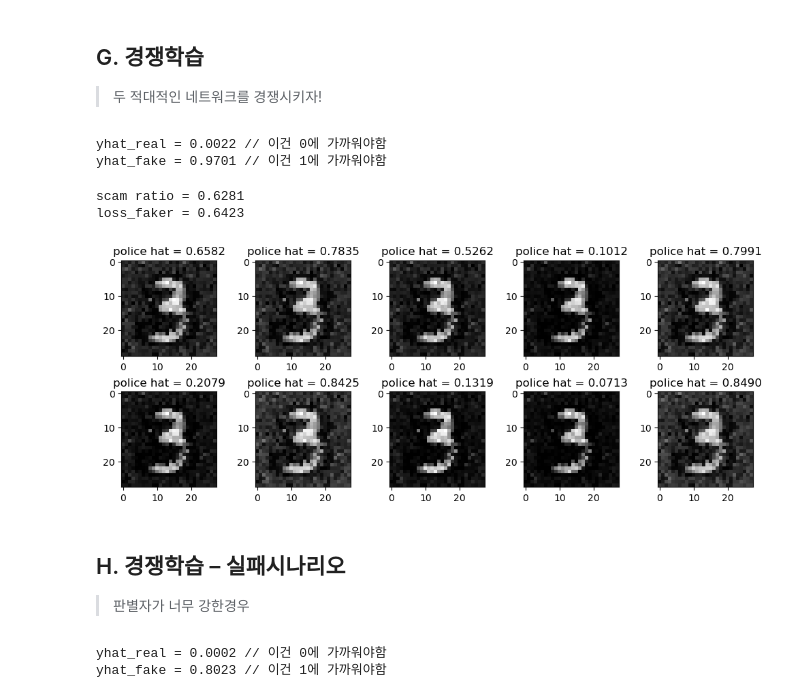
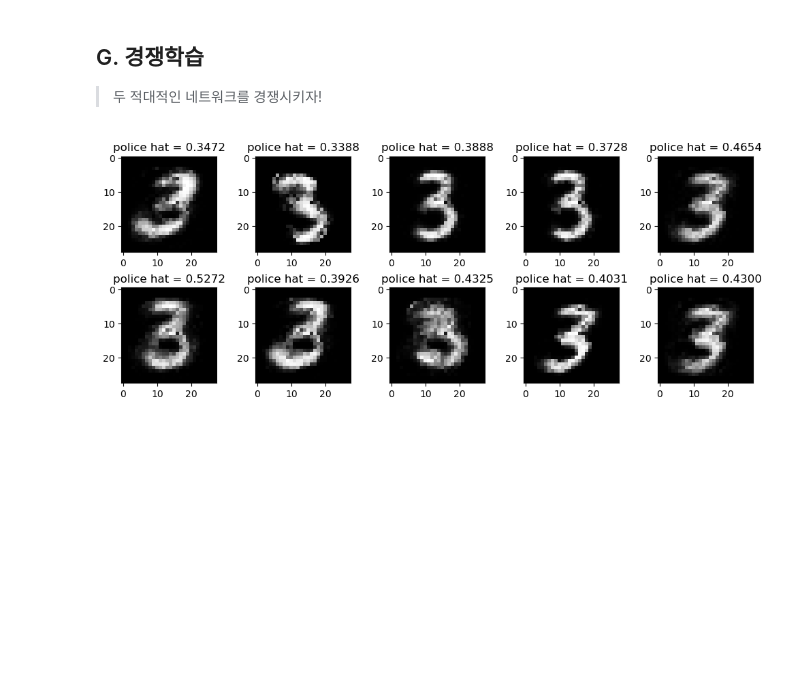
Before and after one commit to guebin/DL2024, a Jupyter notebook: docs/posts/08wk-1,2.out.ipynb, the cells around one changed output. Cells and saved outputs as stored; diff of their text form; code cells hidden in the pictures; blank space fills up the shorter version.

```diff
--- a/docs/posts/08wk-1,2.out.ipynb
+++ b/docs/posts/08wk-1,2.out.ipynb
@@ -281,7 +280,7 @@ optimizr_police = torch.optim.Adam(net_police.parameters())
 ##
 for epoc in range(30):
     Noise = torch.randn(6131,4)
-    X_fake = net_faker(Noise)
+    X_fake = net_faker(Noise).data
     ## step1
     yhat_real = net_police(X_real)
     yhat_fake = net_police(X_fake)
@@ -386,6 +385,5 @@ net_faker = torch.nn.Sequential(
     Reshape2828()
 )
 bce = torch.nn.BCELoss()
-optimizr_police = torch.optim.Adam(net_police.parameters())
-optimizr_faker = torch.optim.Adam(net_faker.parameters())
-#---#
+optimizr_police = torch.optim.Adam(net_police.parameters(),lr=0.001,betas=(0.5,0.999))
+optimizr_faker = torch.optim.Adam(net_faker.parameters(),lr=0.0002,betas=(0.5,0.999))
@@ -394,7 +390,8 @@ optimizr_faker = torch.optim.Adam(net_faker.parameters())
 # %%
-for epoc in range(30):
+for epoc in range(1000):
+    # net_police 을 훈련
     Noise = torch.randn(6131,4)
-    X_fake = net_faker(Noise)
+    X_fake = net_faker(Noise).data # net_faker에 대한 미분꼬리표는 여기선 필요없으므로 .data 만을 이용
     ## step1
     yhat_real = net_police(X_real)
     yhat_fake = net_police(X_fake)
@@ -405,44 +402,26 @@ for epoc in range(30):
     ## step4
     optimizr_police.step()
     optimizr_police.zero_grad()
-print(f"""
-yhat_real = {yhat_real[0].item():.4f} // 이건 0에 가까워야함
-yhat_fake = {yhat_fake[0].item():.4f} // 이건 1에 가까워야함
-""")
+    # net_faker 를 훈련
+    ## step1
+    Noise = torch.randn(6131,4)
+    X_fake = net_faker(Noise)
+    ## step2
+    yhat_fake = net_police(X_fake)
+    loss_faker = bce(yhat_fake,y_real)
+    ## step3
+    loss_faker.backward()
+    ## step4
+    optimizr_faker.step()
+    optimizr_faker.zero_grad()
-# %% [output]
-yhat_real = 0.0022 // 이건 0에 가까워야함
-yhat_fake = 0.9701 // 이건 1에 가까워야함
 # %%
-for epoc in range(10):
-    # step1
-    Noise = torch.randn(6131,4)
-    X_fake = net_faker(Noise)
-    # step2
-    yhat_fake = net_police(X_fake)
-    loss_faker = bce(yhat_fake,y_real)
-    # step3
-    loss_faker.backward()
-    # step4
-    optimizr_faker.step()
-    optimizr_faker.zero_grad()
-#---#
 fig,ax = plt.subplots(2,5,figsize=(10,4))
 k = 0
 for i in range(2):
     for j in range(5):
         ax[i][j].imshow(X_fake[k].reshape(28,28).data,cmap="gray")
         ax[i][j].set_title(f"police hat = {yhat_fake[k].item():.4f}")
         k = k+1
 fig.tight_layout()
-print(f"""
-scam ratio = {((yhat_fake > 0.5) == 0).float().mean():.4f}
-loss_faker = {loss_faker:.4f}
-""")
 # %% [output]
-scam ratio = 0.6281
-loss_faker = 0.6423
-[figure, old version]
+[figure, new version]
-# %% [markdown]
-## H. 경쟁학습 – 실패시나리오
-
-> 판별자가 너무 강한경우
@@ -471,21 +427,0 @@ optimizr_faker = torch.optim.Adam(net_faker.parameters())
-# %%
-for epoc in range(100):
-    Noise = torch.randn(6131,4)
-    X_fake = net_faker(Noise)
-    ## step1
-    yhat_real = net_police(X_real)
-    yhat_fake = net_police(X_fake)
-    ## step2
-    loss_police = bce(yhat_real,y_real) + bce(yhat_fake,y_fake)
-    ## step3
-    loss_police.backward()
-    ## step4
-    optimizr_police.step()
-    optimizr_police.zero_grad()
-print(f"""
-yhat_real = {yhat_real[0].item():.4f} // 이건 0에 가까워야함
-yhat_fake = {yhat_fake[0].item():.4f} // 이건 1에 가까워야함
-""")
-# %% [output]
-yhat_real = 0.0002 // 이건 0에 가까워야함
-yhat_fake = 0.8023 // 이건 1에 가까워야함
```
Also changed, not shown: parts of 17 cells of this notebook, 28 other files.
